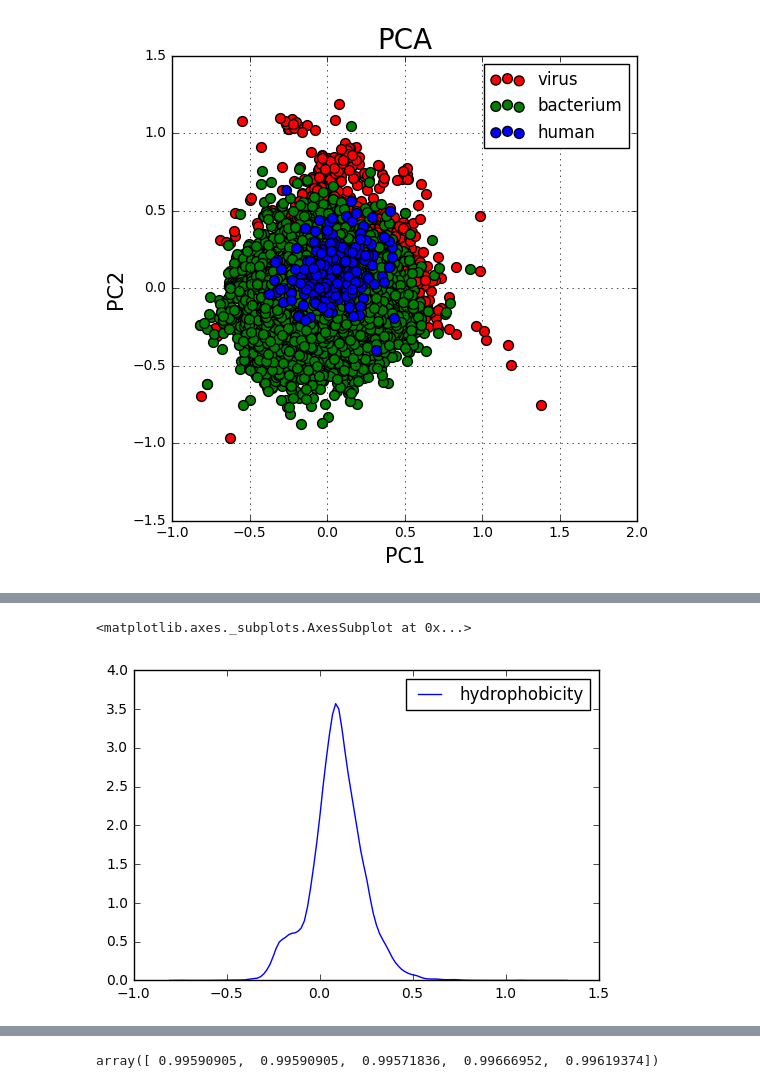
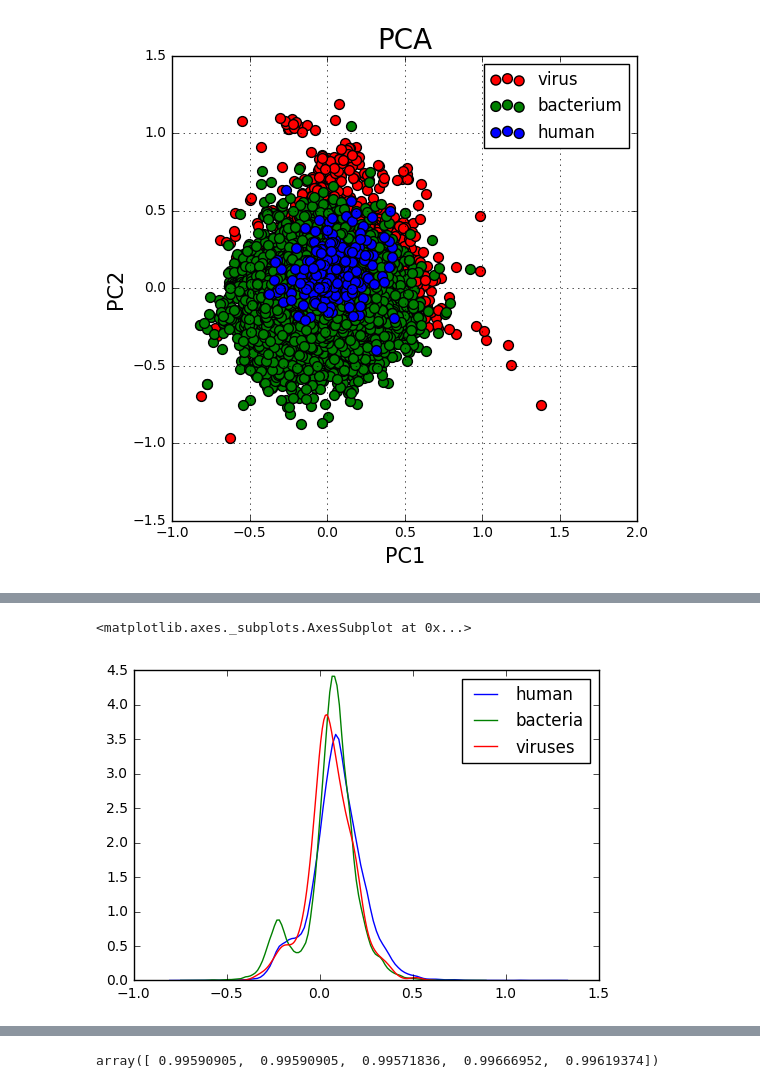
Before and after one commit to antigenomics/ipred, a Jupyter notebook: 2019.04.16_protein_analysis.ipynb, the cells around one changed output, grey strips where cells are left out. Cells and saved outputs as stored; diff of their text form; code cells hidden in the pictures.

```diff
--- a/2019.04.16_protein_analysis.ipynb
+++ b/2019.04.16_protein_analysis.ipynb
@@ -238,5 +236,7 @@ sns.boxplot(x='species', y='hydrophobicity', data=kdf)
-# %%
-sns.kdeplot(kdf[kdf['species']=='human']['hydrophobicity'])
-# %% [output]
-<matplotlib.axes._subplots.AxesSubplot at 0x...>
-[figure, removed]
+# %%
+sns.kdeplot(kdf[kdf['species']=='human']['hydrophobicity'], label='human')
+sns.kdeplot(kdf[kdf['species']=='bacterium']['hydrophobicity'], label='bacteria')
+sns.kdeplot(kdf[kdf['species']=='virus']['hydrophobicity'], label='viruses')
+# %% [output]
+<matplotlib.axes._subplots.AxesSubplot at 0x...>
+[figure, added]
```
Also changed, not shown: parts of 25 cells of this notebook, 3 other files.
